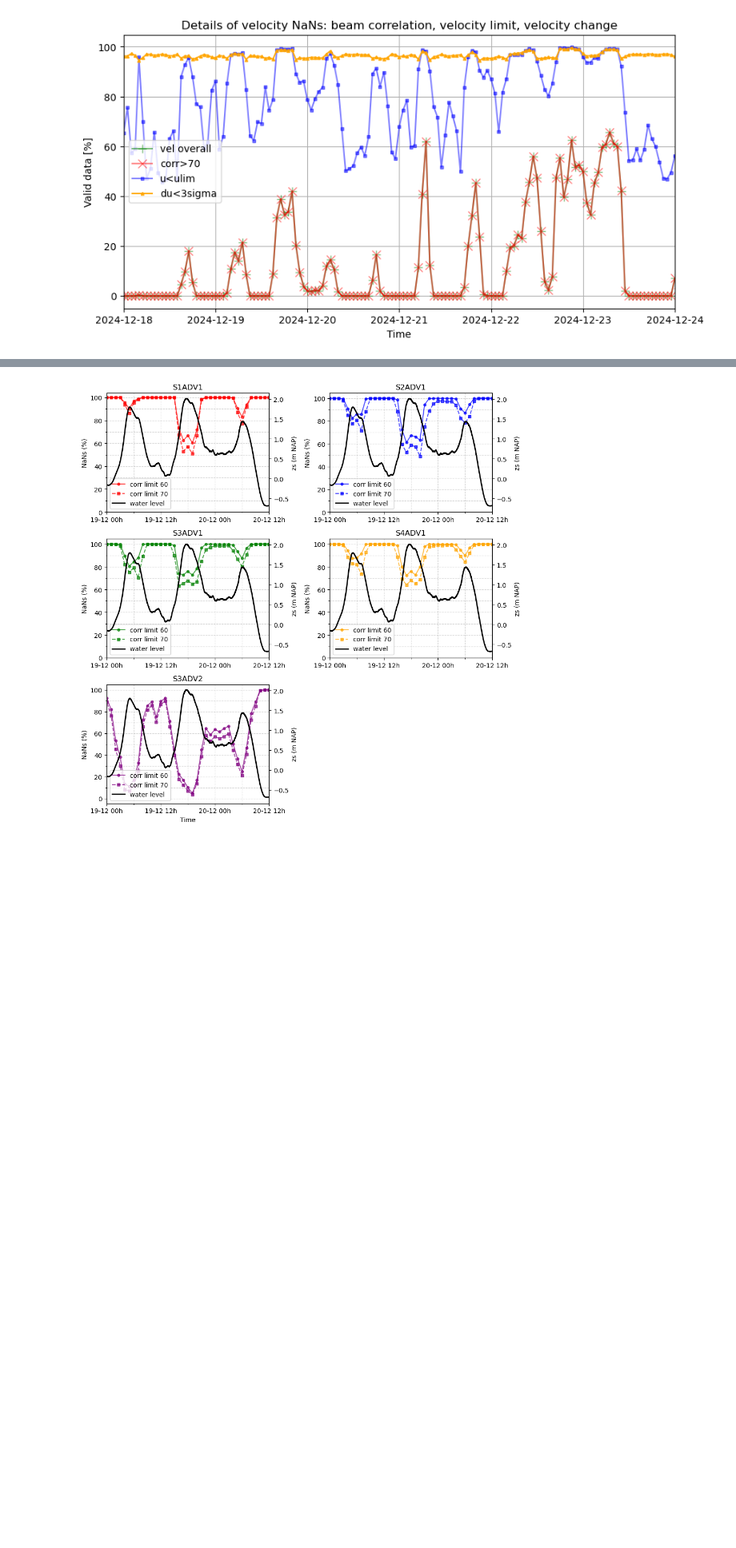
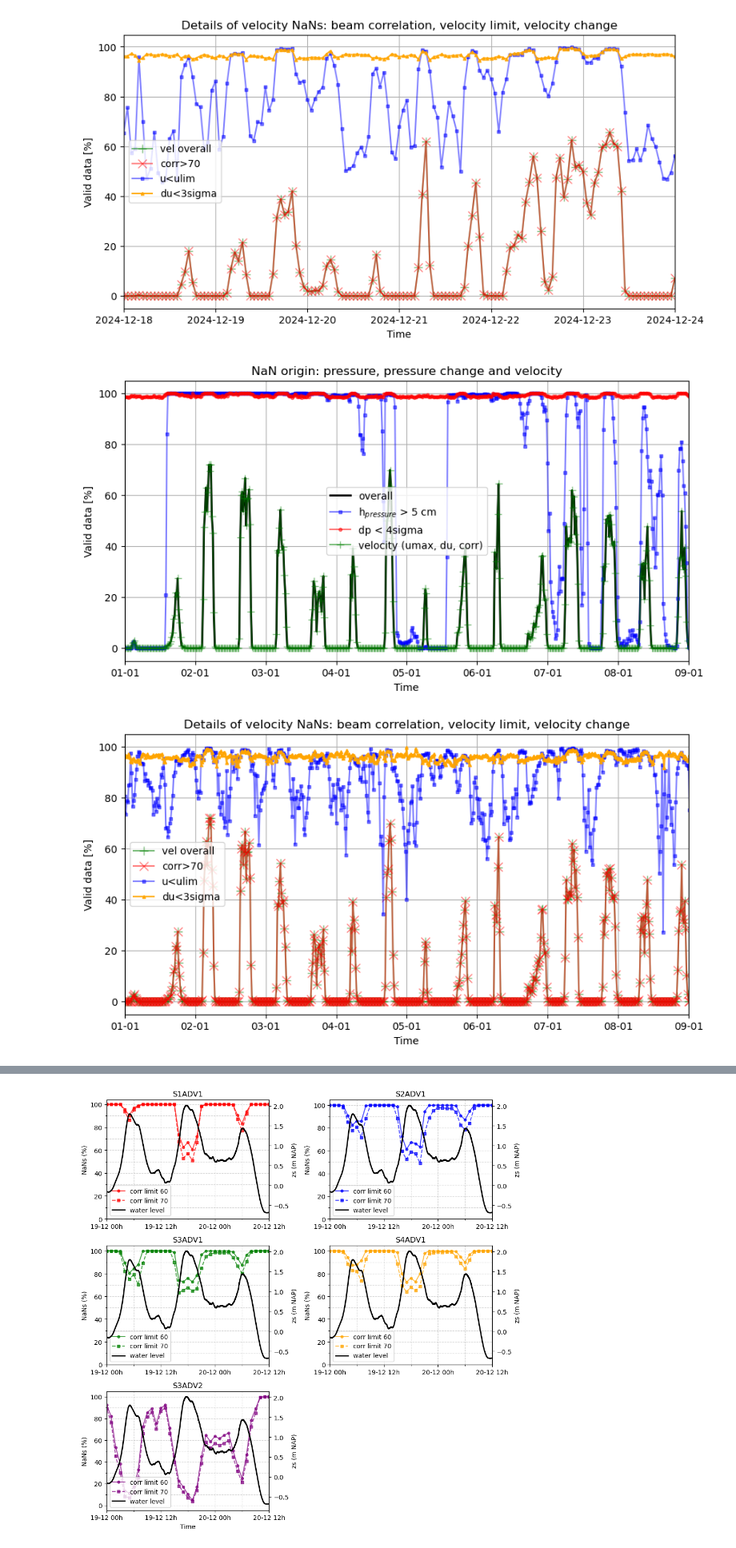
Before and after one commit to Rubenrosman/HybridDune, a Jupyter notebook: Daan/Python/ADV/ADV_explore_nans_filtering.ipynb, the cells around one changed output, grey strips where cells are left out. Shown at 80% size. Cells and saved outputs as stored; diff of their text form; code cells hidden in the pictures; blank space fills up the shorter version.

Commit message:
Update 22okt
Update scripts data processing
Example scripts for plotting

```diff
--- a/Daan/Python/ADV/ADV_explore_nans_filtering.ipynb
+++ b/Daan/Python/ADV/ADV_explore_nans_filtering.ipynb
@@ -146,3 +174,47 @@ plt.title('Details of velocity NaNs: beam correlation, velocity limit, velocity
 Text(0.5, 1.0, 'Details of velocity NaNs: beam correlation, velocity limit, velocity change')
 [figure]
 [figure]
+# %%
+# EXPLORE EFFECT PER MASK: deployment 2
+ds = ds6b
+blocklength = 1200*8
+# define p_old and p_new, with the percentage of nans per burst in data
+maskp = 100 * ds.maskp.sum(dim='N') / blocklength # dp < 4sigma
+maskd = 100 * ds.maskd.sum(dim='N') / blocklength # zs < zi_p
+maskv = 100 * ds.maskv.sum(dim='N') / blocklength # u<umax, du<4sigma, corr>70%
+p_old = 100 - 100 * np.isnan(ds.u).sum(dim='N') / blocklength
+
+mc = 100 * ds.mc.sum(dim='N') / blocklength # correlation
+mu = 100 * ds.mu.sum(dim='N') / blocklength # abs(u)<u_lim
+md = 100 * ds.md.sum(dim='N') / blocklength # du < 4sigma
+
+# plot the percentage of nans before and after interpolation
+plt.figure(figsize=(10, 5))
+plt.plot(ds.t, p_old, label='overall', color='black', alpha=1, linestyle='-', linewidth=2)
+plt.plot(ds.t, maskd, label='h$_{pressure}$ > 5 cm', color='blue', alpha=0.5, marker='s', markersize=3, linestyle='-')
+plt.plot(ds.t, maskp, label='dp < 4sigma', color='red', alpha=0.5, marker='o', markersize=3, linestyle='-')
+plt.plot(ds.t, maskv, label='velocity (umax, du, corr)', color='green', alpha=0.5, marker='+', markersize=7, linestyle='-')
+plt.xlabel('Time')
+plt.ylabel('Valid data [%]')
+plt.legend()
+plt.grid()
+plt.xlim(np.datetime64('2025-01-01'), np.datetime64('2025-01-09'))
+plt.title('NaN origin: pressure, pressure change and velocity')
+plt.gca().xaxis.set_major_formatter(mdates.DateFormatter('%d-%m'))
+
+plt.figure(figsize=(10, 5))
+plt.plot(ds.t, maskv, label='vel overall', color='green', alpha=0.5, marker='+', markersize=8, linestyle='-')
+plt.plot(ds.t, mc, label='corr>70', color='red', alpha=0.5, marker='x', markersize=8, linestyle='-')
+plt.plot(ds.t, mu, label='u<ulim', color='blue', alpha=0.5, marker='s', markersize=3, linestyle='-')
+plt.plot(ds.t, md, label='du<3sigma', color='orange', alpha=0.9, marker='^', markersize=3, linestyle='-')
+plt.ylabel('Valid data [%]')
+plt.xlabel('Time')
+plt.legend()
+plt.grid()
+plt.xlim(np.datetime64('2025-01-01'), np.datetime64('2025-01-09'))
+plt.title('Details of velocity NaNs: beam correlation, velocity limit, velocity change')
+plt.gca().xaxis.set_major_formatter(mdates.DateFormatter('%d-%m'))
+plt.show()
+# %% [output]
+[figure, added]
+[figure, added]
```
Also changed, not shown: parts of 8 cells of this notebook, 21 other files.
